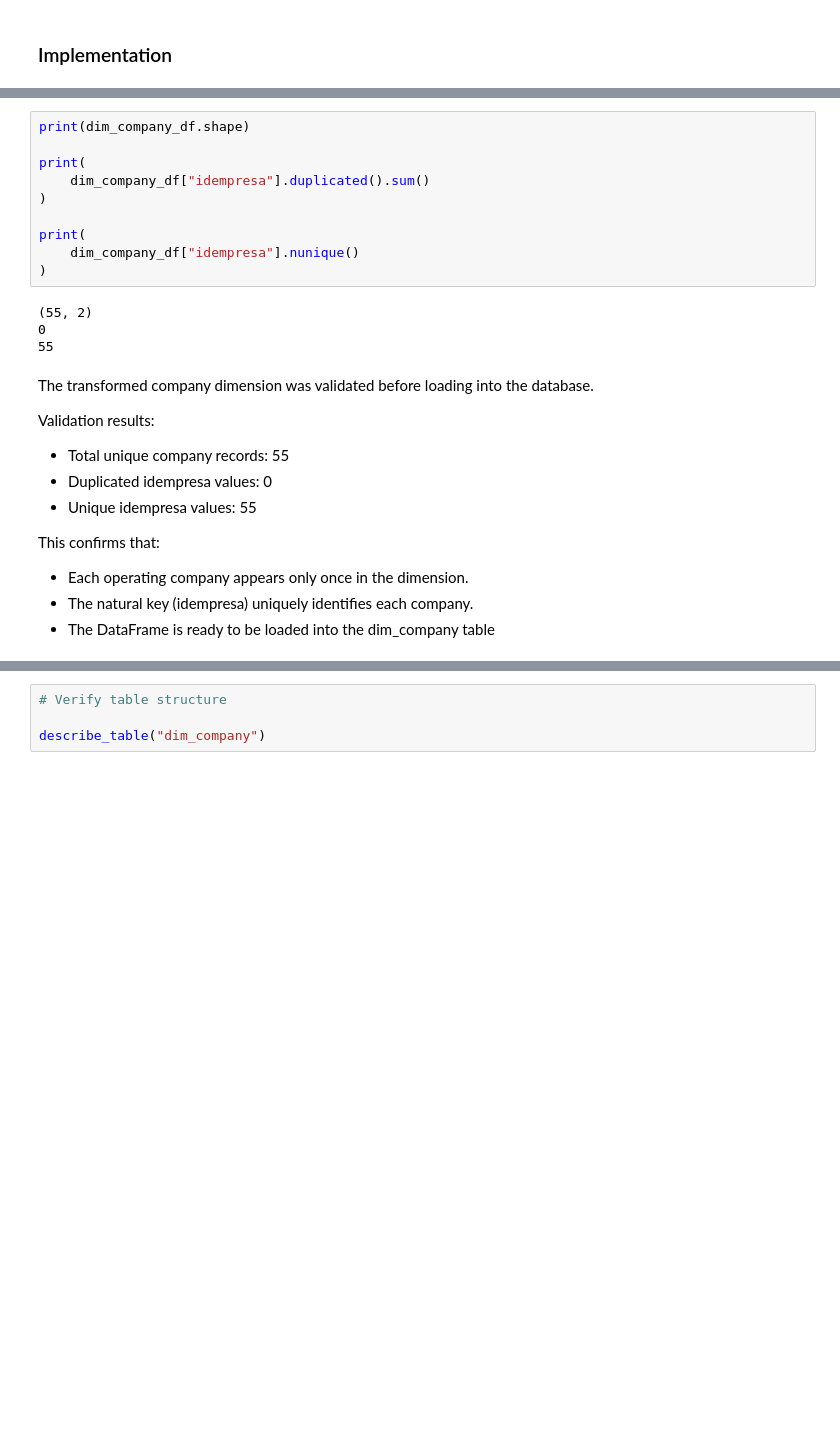
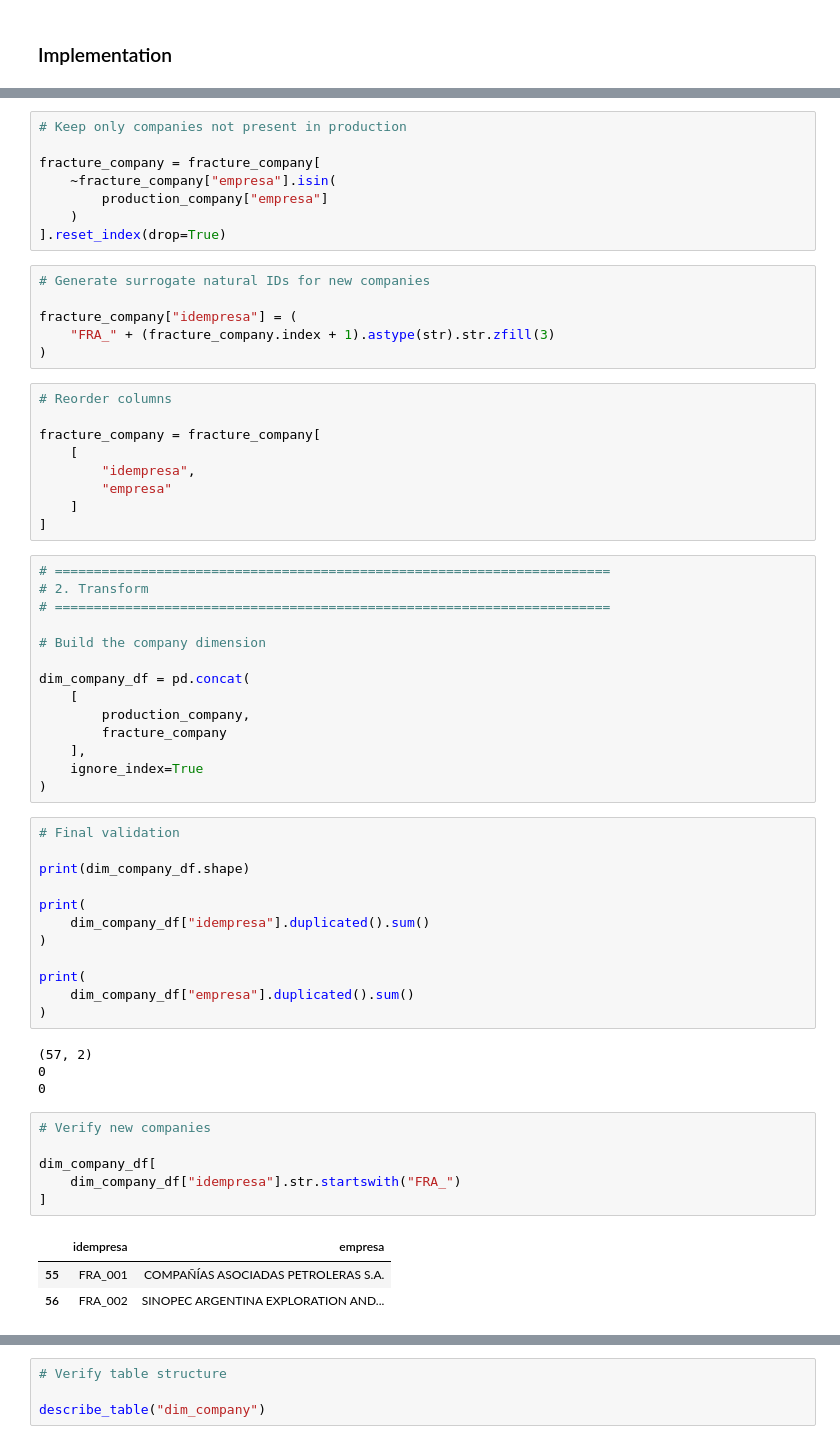
Before and after one commit to Jofregf/oil-gas-well-analytics-argentina, a Jupyter notebook: notebooks/04_etl_dimension_loading.ipynb, the cells around one changed output, grey strips where cells are left out. Drawn from its saved outputs; the diff is of its cells as text; blank space fills up the shorter version.

Commit message:
change dim_company data

```diff
--- a/notebooks/04_etl_dimension_loading.ipynb
+++ b/notebooks/04_etl_dimension_loading.ipynb
@@ -1953,4 +1950,43 @@ dim_company_df = (
+# %%
+# Keep only companies not present in production
+
+fracture_company = fracture_company[
+    ~fracture_company["empresa"].isin(
+        production_company["empresa"]
+    )
+].reset_index(drop=True)
+# %%
+# Generate surrogate natural IDs for new companies
+
+fracture_company["idempresa"] = (
+    "FRA_" + (fracture_company.index + 1).astype(str).str.zfill(3)
+)
+# %%
+# Reorder columns
+
+fracture_company = fracture_company[
+    [
+        "idempresa",
+        "empresa"
+    ]
+]
+# %%
+# =======================================================================
+# 2. Transform
+# =======================================================================
+
+# Build the company dimension
+
+dim_company_df = pd.concat(
+    [
+        production_company,
+        fracture_company
+    ],
+    ignore_index=True
+)
 # %%
+# Final validation
+
 print(dim_company_df.shape)
 
 print(
@@ -1958,26 +1994,22 @@ print(
 )
 
 print(
-    dim_company_df["idempresa"].nunique()
+    dim_company_df["empresa"].duplicated().sum()
 )
 # %% [output]
-(55, 2)
+(57, 2)
 0
-55
+0
-# %% [markdown]
-The transformed company dimension was validated before loading into the database.
-
-Validation results:
-
-- Total unique company records: 55
-- Duplicated idempresa values: 0
-- Unique idempresa values: 55
-
-This confirms that:
-
-- Each operating company appears only once in the dimension.
-- The natural key (idempresa) uniquely identifies each company.
-- The DataFrame is ready to be loaded into the dim_company table
+# %%
+# Verify new companies
+
+dim_company_df[
+    dim_company_df["idempresa"].str.startswith("FRA_")
+]
+# %% [output]
+|  | idempresa | empresa |
+| 55 | FRA_001 | COMPAÑÍAS ASOCIADAS PETROLERAS S.A. |
+| 56 | FRA_002 | SINOPEC ARGENTINA EXPLORATION AND... |
 # %%
 # =======================================================================
 # 3. Load
```
Also changed, not shown: parts of 10 cells of this notebook.
